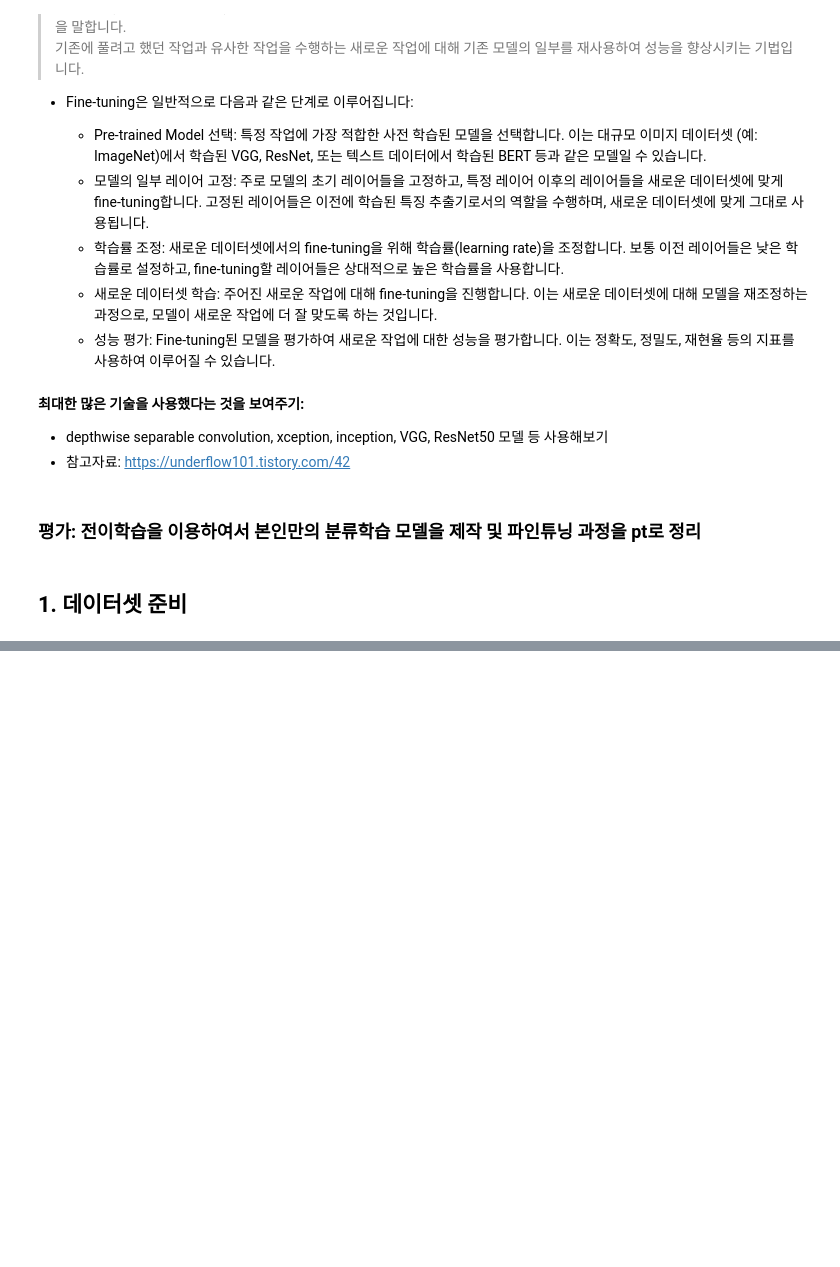
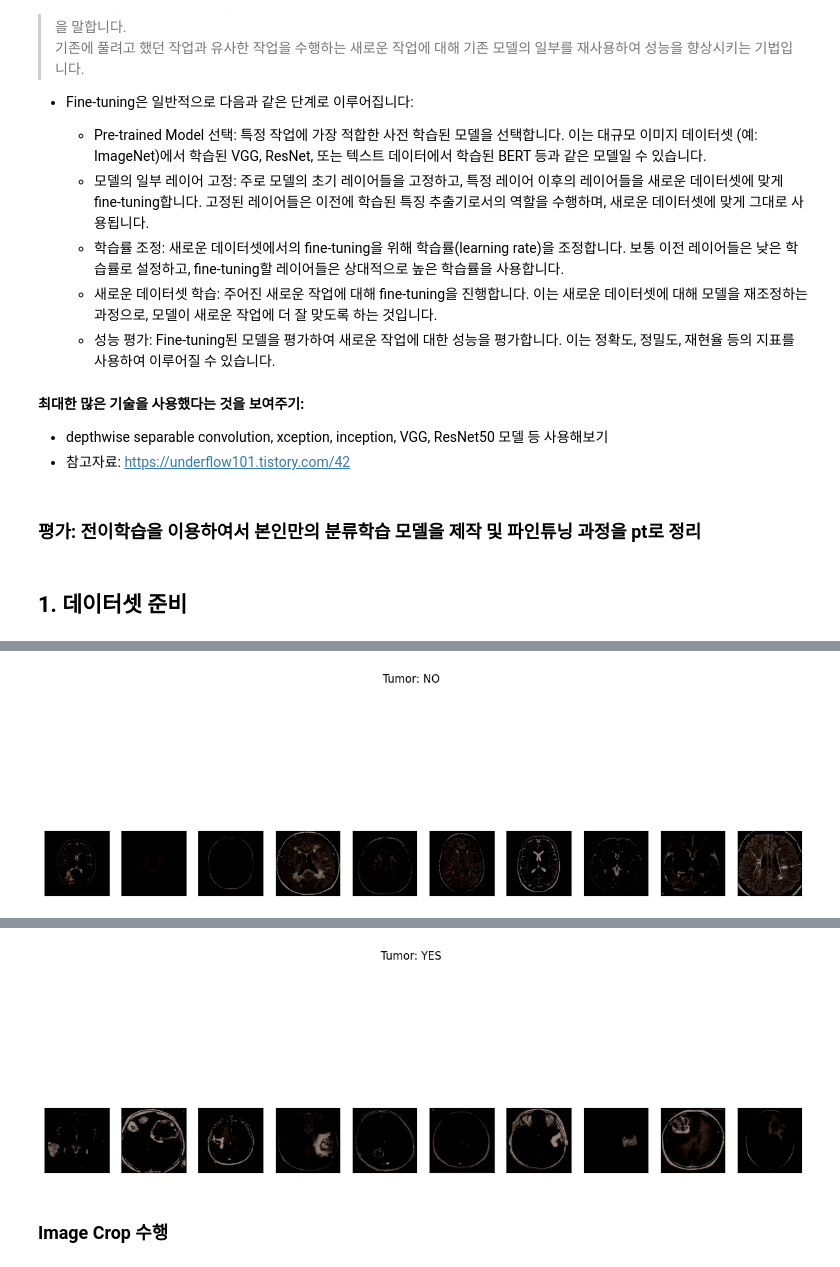
Before and after one commit to SewoongPark/SeSac_study_repo, a Jupyter notebook: study_00.ipynb, the cells around one changed output, grey strips where cells are left out. Saved outputs shown, nothing was run; the diff lists cells and outputs as text; code cells hidden in the pictures; blank space fills up the shorter version.

```diff
--- a/study_00.ipynb
+++ b/study_00.ipynb
@@ -204,0 +260,26 @@ TypeError: 'module' object is not callable
+# %%
+def preprocess_imgs(set_name, img_size):
+    """
+    Resize and apply VGG-15 preprocessing
+    """
+    set_new = []
+    for img in set_name:
+        img = cv2.resize(
+            img,
+            dsize=img_size,
+            interpolation=cv2.INTER_CUBIC
+        )
+        normalized_img = preprocess_input(img)
+        set_new.append(normalized_img)
+    return np.array(set_new)
+# %%
+X_train_prep = preprocess_imgs(set_name=X_train, img_size=IMG_SIZE)
+X_test_prep = preprocess_imgs(set_name=X_test, img_size=IMG_SIZE)
+X_val_prep = preprocess_imgs(set_name=X_val, img_size=IMG_SIZE)
+
+X_train_prep /= 255.0
+X_test_prep /= 255.0
+X_val_prep /= 255.0
+# %%
+ plot_samples(X_train_prep , y_train, labels, 10)
+# %% [output]
@@ -204,0 +296 @@ TypeError: 'module' object is not callable
+[figure, added]
@@ -204,0 +307,3 @@ TypeError: 'module' object is not callable
+[figure, added]
+# %% [markdown]
+### **Image Crop 수행**
```
Also changed, not shown: parts of 37 cells of this notebook.
